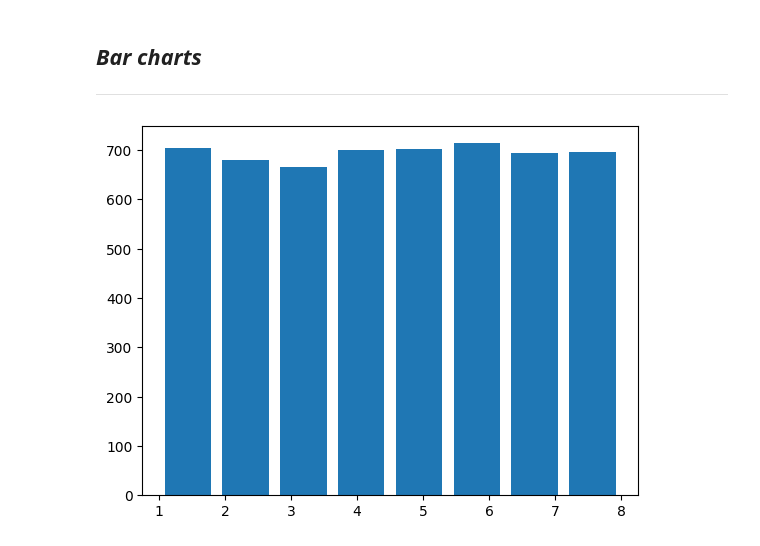
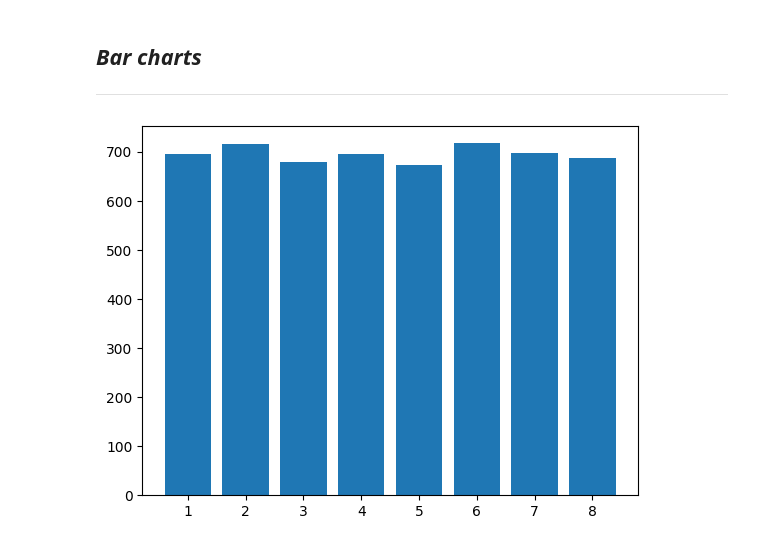
Before and after one commit to anoban/Understanding-and-Visualizing-Data-with-Python, a Jupyter notebook: anoban/Categorical Data.ipynb, the cells around one changed output. Cells and saved outputs as stored; diff of their text form; code cells hidden in the pictures.

Commit message:
modified:   anoban/Categorical Data.ipynb 	new file:   anoban/Quantitative Data.ipynb

```diff
--- a/anoban/Categorical Data.ipynb
+++ b/anoban/Categorical Data.ipynb
@@ -62,9 +62,9 @@ pd.DataFrame({"status": lookup.values(), "count": data.marital_status.value_coun
 # %%
 # Most common way to visualize categorical data is with a bar chart (Not histograms)
 
-plt.hist(data.marital_status, bins = 8, rwidth = 0.8)
+plt.bar(x = data.marital_status.value_counts().index, height = data.marital_status.value_counts().values)
 plt.show()
 # %% [output]
-[figure, old version]
+[figure, new version]
 # %%
 # Instead of counts, one cound also show the percent frequency on the y axis.
```
Also changed, not shown: parts of 11 cells of this notebook, 1 other file.
